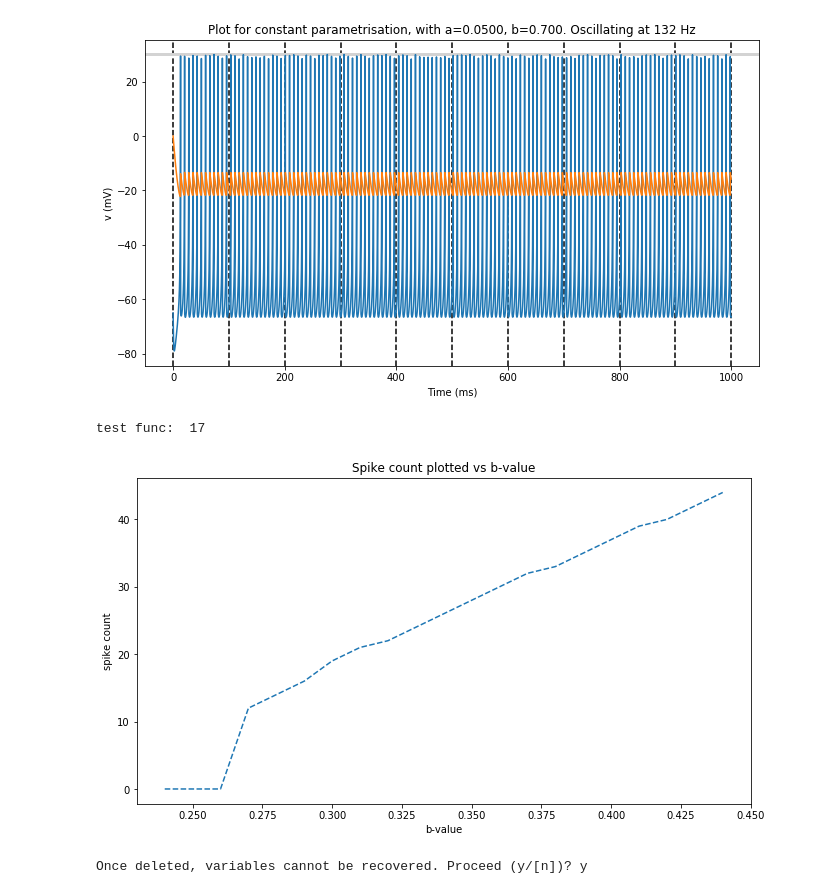
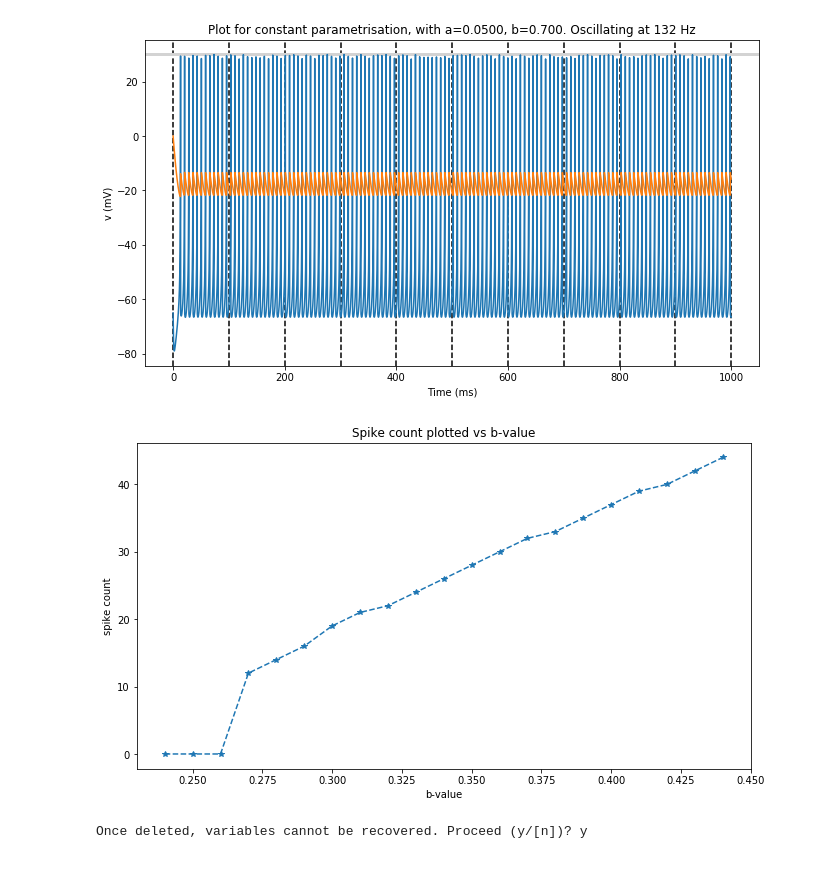
Before and after one commit to williampeer/brian2, a Jupyter notebook: single_neuron_Oliveira_et_al_testing_direct_python_implementation.ipynb, the cells around one changed output. Saved outputs shown, nothing was run; the diff lists cells and outputs as text; code cells hidden in the pictures.

Commit message:
Add dots to plotted points in graph

```diff
--- a/single_neuron_Oliveira_et_al_testing_direct_python_implementation.ipynb
+++ b/single_neuron_Oliveira_et_al_testing_direct_python_implementation.ipynb
@@ -101,39 +101,35 @@ def calculate_spike_count_for_values(a, b):
     spike_count = 0
     for i in range(0, n_steps):
         dv = get_delta_v(v, u)
         du = get_delta_u(a, b, v, u)
         v += dv * dt
         u += du * dt
         if(v>=30):
             spike_count += 1
             v = c
             u = u + d
         v_vals += [v]
         u_vals += [u]
         timesteps += [i*dt]
     return spike_count
 
-
-print("test func: ", calculate_spike_count_for_values(0.02, 0.32))
-
 spike_counts = []
 b_vals = []
 a = 0.0275
 b = 0.24
 delta_b = 0.01
 for t in range(0, 21):
     spike_counts += [calculate_spike_count_for_values(a, b)]
     b_vals += [b]
     b += delta_b
 
 figure(figsize=(11, 6))
-plot(b_vals, spike_counts, '--')
+plot(b_vals, spike_counts, '*--')
 xlabel('b-value')
 ylabel('spike count')
 title('Spike count plotted vs b-value');
 # %% [output]
-test func:  17
-[figure, old version]
+[figure, new version]
 # %%
 %reset
 # %% [output]
```
